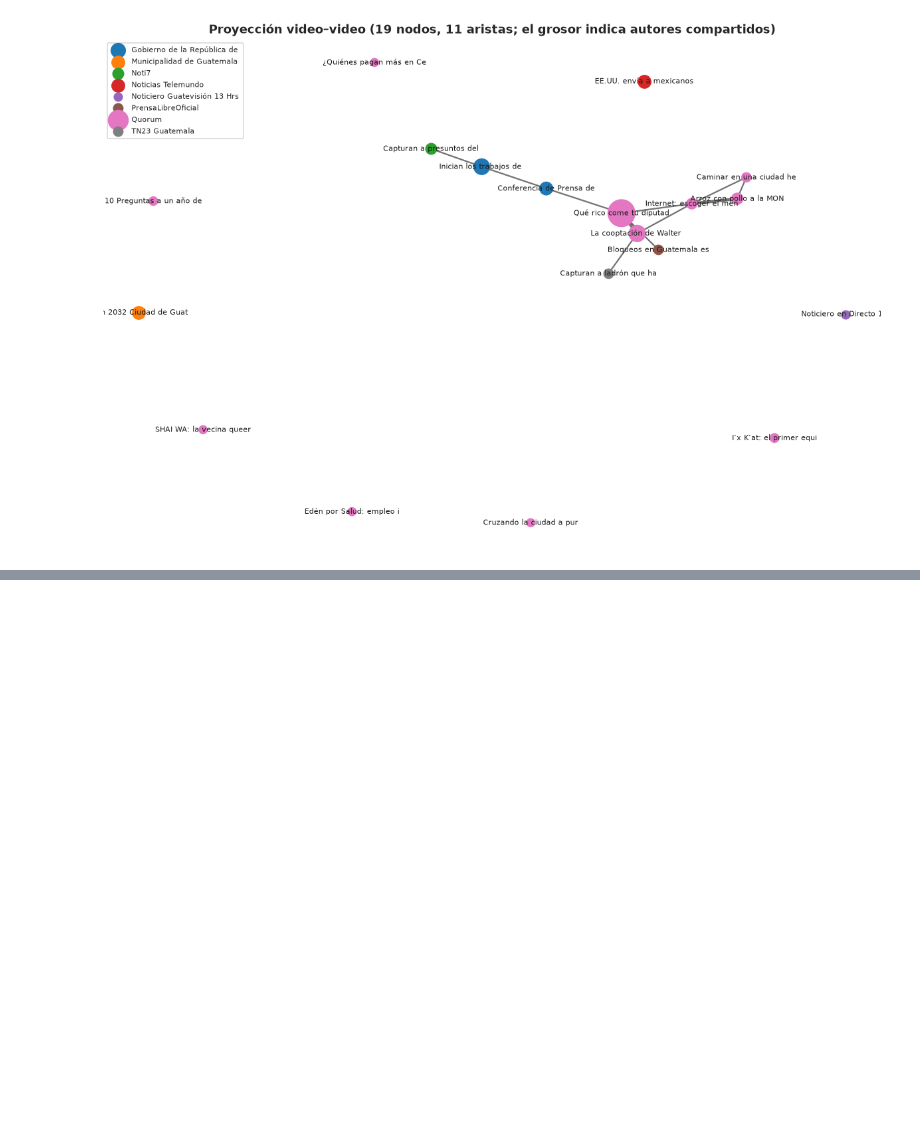
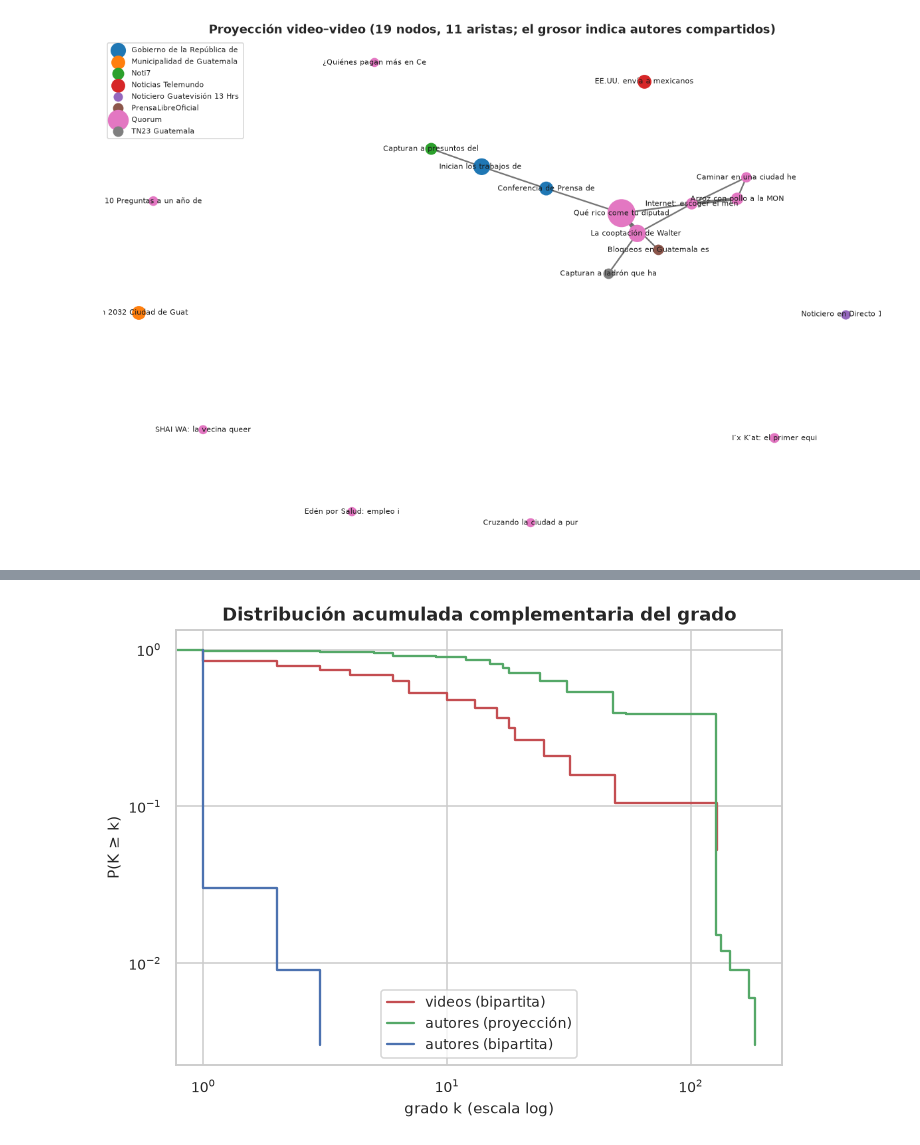
Before and after one commit to Tunchxz/CC3084-Laboratorio-6, a Jupyter notebook: notebooks/03_redes.ipynb, the cells around one changed output, grey strips where cells are left out. Drawn from its saved outputs; the diff is of its cells as text; code cells hidden in the pictures; blank space fills up the shorter version.

```diff
--- a/notebooks/03_redes.ipynb
+++ b/notebooks/03_redes.ipynb
@@ -393,0 +514,19 @@ plt.show()
+# %%
+# Complemento acumulado en log-log
+fig, ax = plt.subplots(figsize=(6.5, 5))
+for datos, etiqueta, color in [(grados_video, "videos (bipartita)", "#C44E52"),
+                               (grados_aa, "autores (proyección)", "#55A868"),
+                               (grados_autor, "autores (bipartita)", "#4C72B0")]:
+    x = np.sort(datos)
+    y = 1 - np.arange(len(x)) / len(x)
+    ax.step(x, y, where="post", label=etiqueta, color=color)
+ax.set_xscale("log")
+ax.set_yscale("log")
+ax.set_title("Distribución acumulada complementaria del grado")
+ax.set_xlabel("grado k (escala log)")
+ax.set_ylabel("P(K ≥ k)")
+ax.legend()
+plt.tight_layout()
+plt.show()
+# %% [output]
+[figure, added]
```
Also changed, not shown: parts of 13 cells of this notebook.
